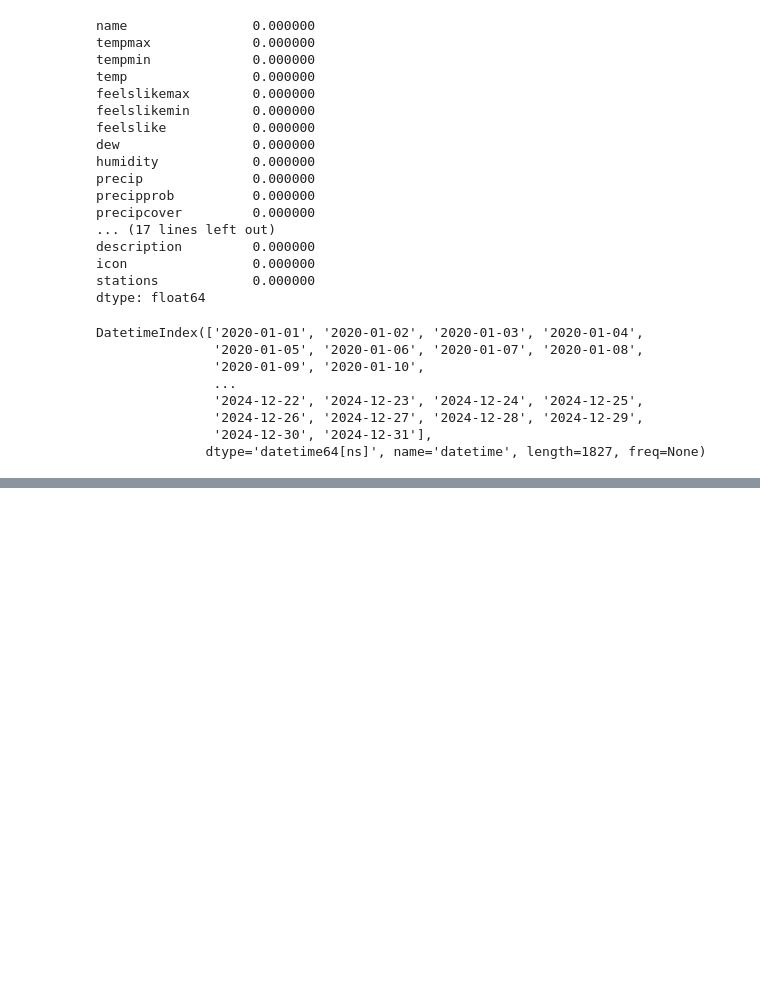
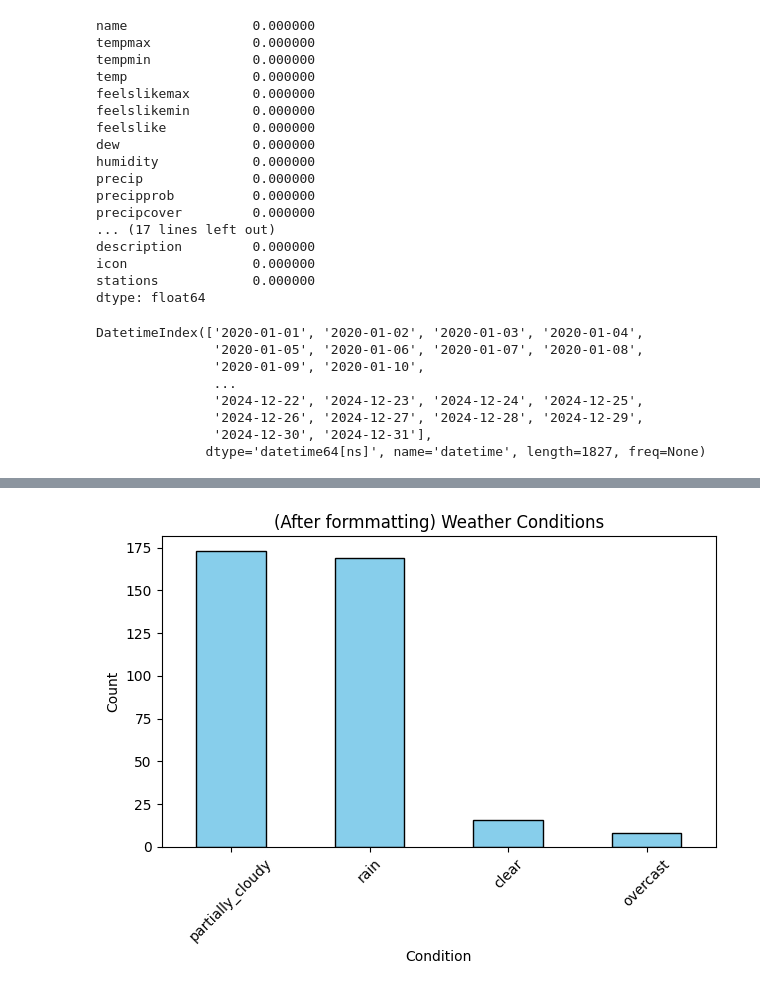
Before and after one commit to caleb-mwasikira/weather_prediction, a Jupyter notebook: weather_prediction.ipynb, the cells around one changed output, grey strips where cells are left out. Saved outputs shown, nothing was run; the diff lists cells and outputs as text; code cells hidden in the pictures; blank space fills up the shorter version.

```diff
--- a/weather_prediction.ipynb
+++ b/weather_prediction.ipynb
@@ -93,0 +181,15 @@ weather_2020
+# %%
+# Count new unique values
+counts = weather2020["conditions"].value_counts()
+
+# Plot bar chart
+counts.plot(kind='bar', color='skyblue', edgecolor='black')
+
+plt.title("(After formmatting) Weather Conditions")
+plt.xlabel("Condition")
+plt.ylabel("Count")
+plt.xticks(rotation=45)
+plt.tight_layout()
+plt.show()
+# %% [output]
+[figure, added]
```
Also changed, not shown: parts of 16 cells of this notebook, 3 other files.
